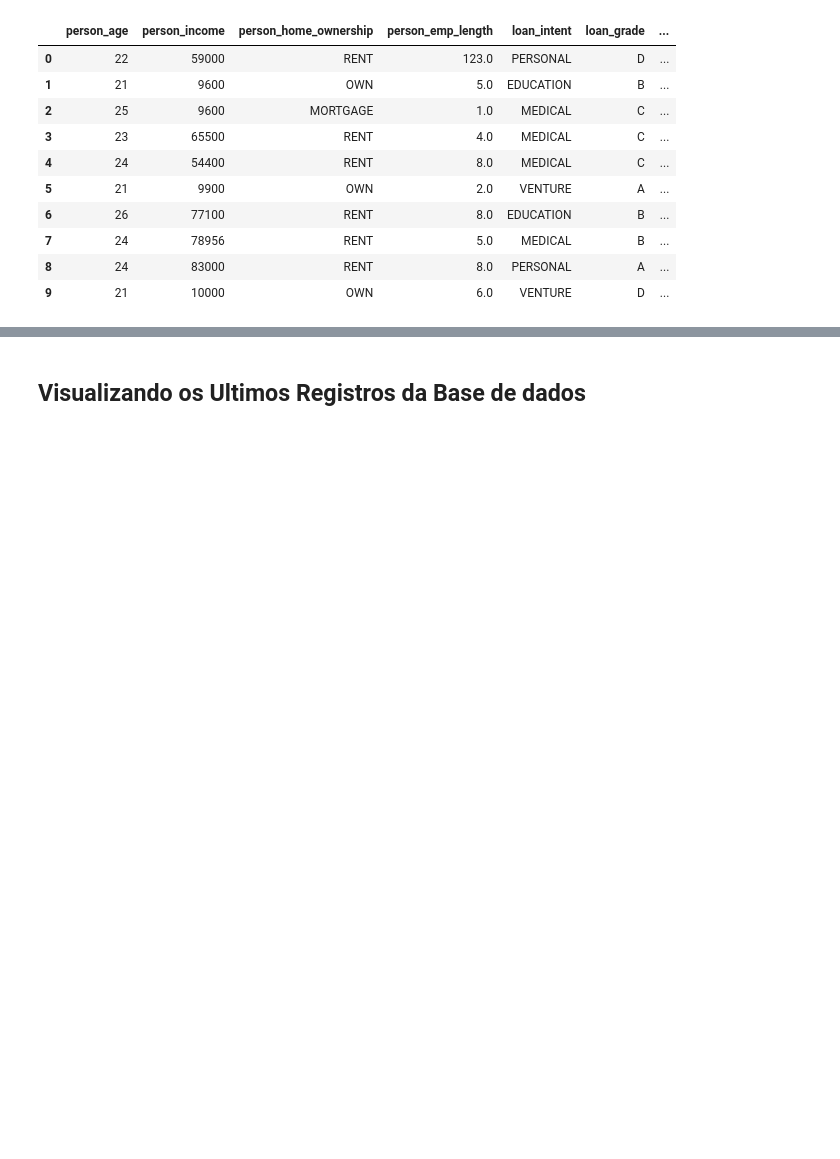
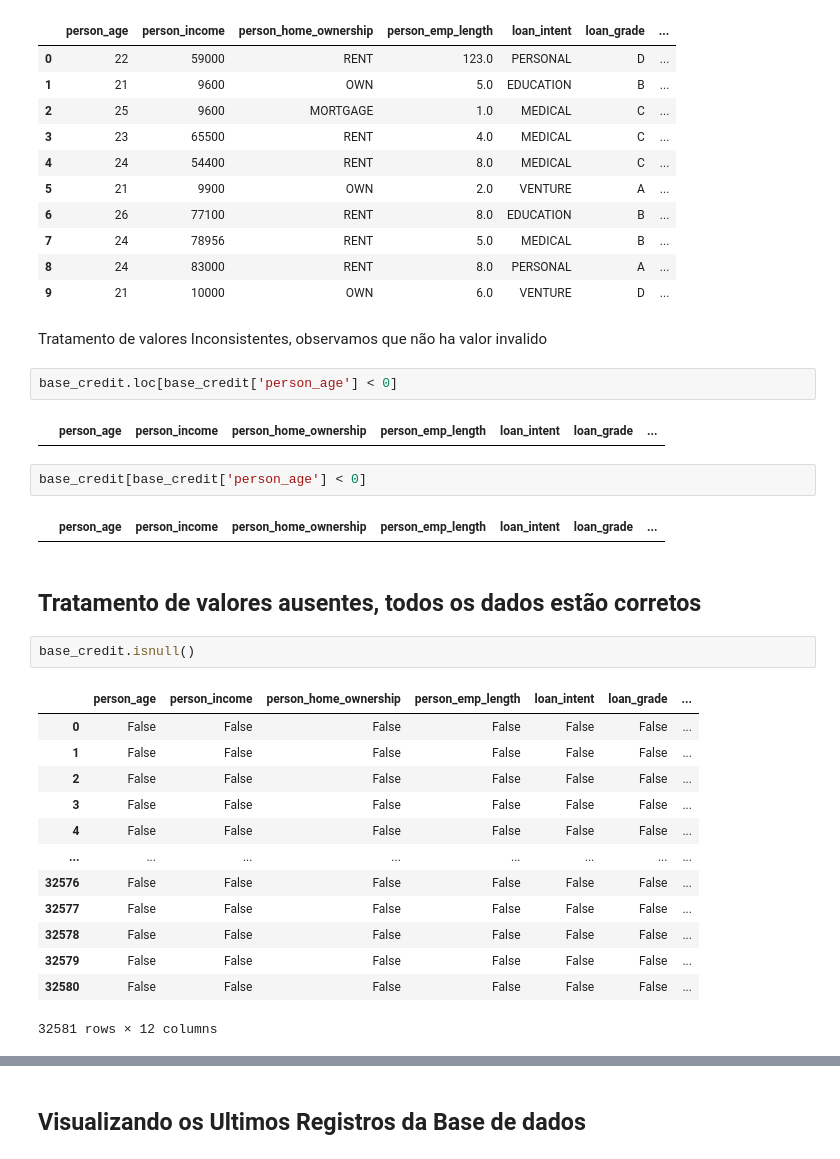
Before and after one commit to paulo-santos-ds/Machine-Learning, a Jupyter notebook: Risk_credit.ipynb, the cells around one changed output, grey strips where cells are left out. Cells and saved outputs as stored; diff of their text form; blank space fills up the shorter version.

```diff
--- a/Risk_credit.ipynb
+++ b/Risk_credit.ipynb
@@ -39,3 +39,31 @@ base_credit.head(10)
 | 7 | 24 | 78956 | RENT | 5.0 | MEDICAL | B | ... |
 | 8 | 24 | 83000 | RENT | 8.0 | PERSONAL | A | ... |
 | 9 | 21 | 10000 | OWN | 6.0 | VENTURE | D | ... |
+# %% [markdown]
+Tratamento de valores Inconsistentes, observamos que não ha valor invalido
+# %%
+base_credit.loc[base_credit['person_age'] < 0]
+# %% [output]
+|  | person_age | person_income | person_home_ownership | person_emp_length | loan_intent | loan_grade | ... |
+# %%
+base_credit[base_credit['person_age'] < 0]
+# %% [output]
+|  | person_age | person_income | person_home_ownership | person_emp_length | loan_intent | loan_grade | ... |
+# %% [markdown]
+## Tratamento de valores ausentes,  todos os dados estão corretos
+# %%
+base_credit.isnull()
+# %% [output]
+|  | person_age | person_income | person_home_ownership | person_emp_length | loan_intent | loan_grade | ... |
+| 0 | False | False | False | False | False | False | ... |
+| 1 | False | False | False | False | False | False | ... |
+| 2 | False | False | False | False | False | False | ... |
+| 3 | False | False | False | False | False | False | ... |
+| 4 | False | False | False | False | False | False | ... |
+| ... | ... | ... | ... | ... | ... | ... | ... |
+| 32576 | False | False | False | False | False | False | ... |
+| 32577 | False | False | False | False | False | False | ... |
+| 32578 | False | False | False | False | False | False | ... |
+| 32579 | False | False | False | False | False | False | ... |
+| 32580 | False | False | False | False | False | False | ... |
+32581 rows × 12 columns
```
Also changed, not shown: parts of 1 cell of this notebook.
